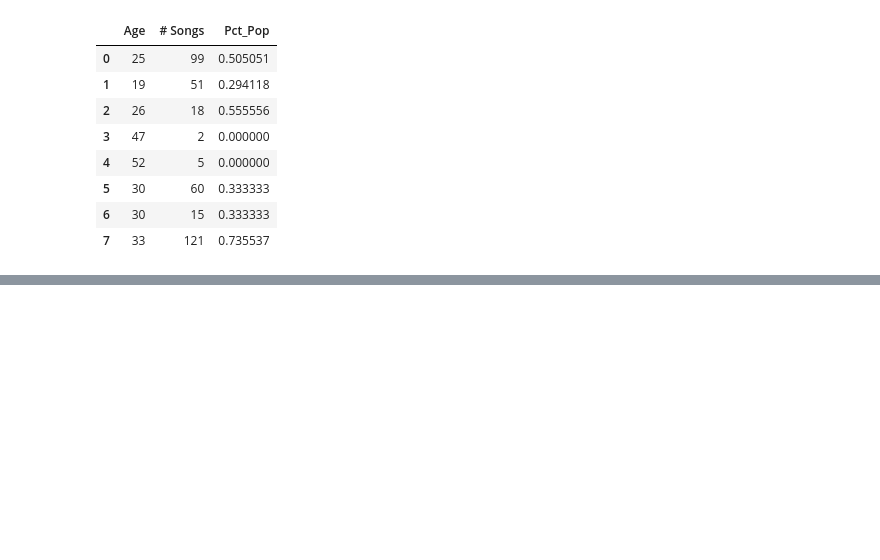
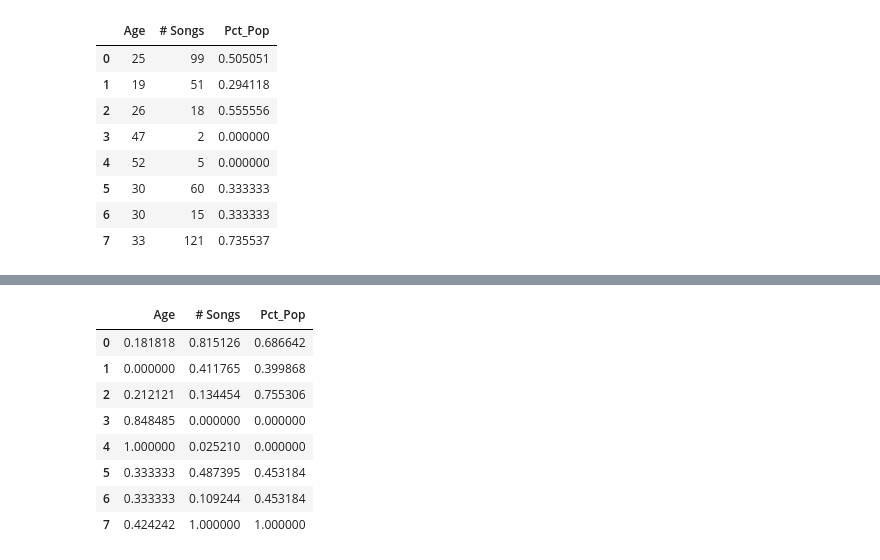
Before and after one commit to eek-dataguy/Unsupervised-ML, a Jupyter notebook: Practices/data_prep.ipynb, the cells around one changed output, grey strips where cells are left out. Drawn from its saved outputs; the diff is of its cells as text; code cells hidden in the pictures; blank space fills up the shorter version.

```diff
--- a/Practices/data_prep.ipynb
+++ b/Practices/data_prep.ipynb
@@ -736,0 +739,4 @@ model_subset
+# %%
+from sklearn.preprocessing import MinMaxScaler
+
+mm_scaler = MinMaxScaler()
@@ -736,0 +759,2 @@ model_subset
+# %%
+mm_scaler.fit(model_subset)
@@ -736,0 +782,2 @@ model_subset
+# %%
+mm_scaler.fit_transform(model_subset)
@@ -736,0 +793,16 @@ model_subset
+# %%
+from sklearn.preprocessing import MinMaxScaler
+
+mm_scaler = MinMaxScaler()
+normalize = mm_scaler.fit_transform(model_subset)
+pd.DataFrame(normalize, columns = model_subset.columns)
+# %% [output]
+|  | Age | # Songs | Pct_Pop |
+| 0 | 0.181818 | 0.815126 | 0.686642 |
+| 1 | 0.000000 | 0.411765 | 0.399868 |
+| 2 | 0.212121 | 0.134454 | 0.755306 |
+| 3 | 0.848485 | 0.000000 | 0.000000 |
+| 4 | 1.000000 | 0.025210 | 0.000000 |
+| 5 | 0.333333 | 0.487395 | 0.453184 |
+| 6 | 0.333333 | 0.109244 | 0.453184 |
+| 7 | 0.424242 | 1.000000 | 1.000000 |
```
Also changed, not shown: parts of 9 cells of this notebook.
